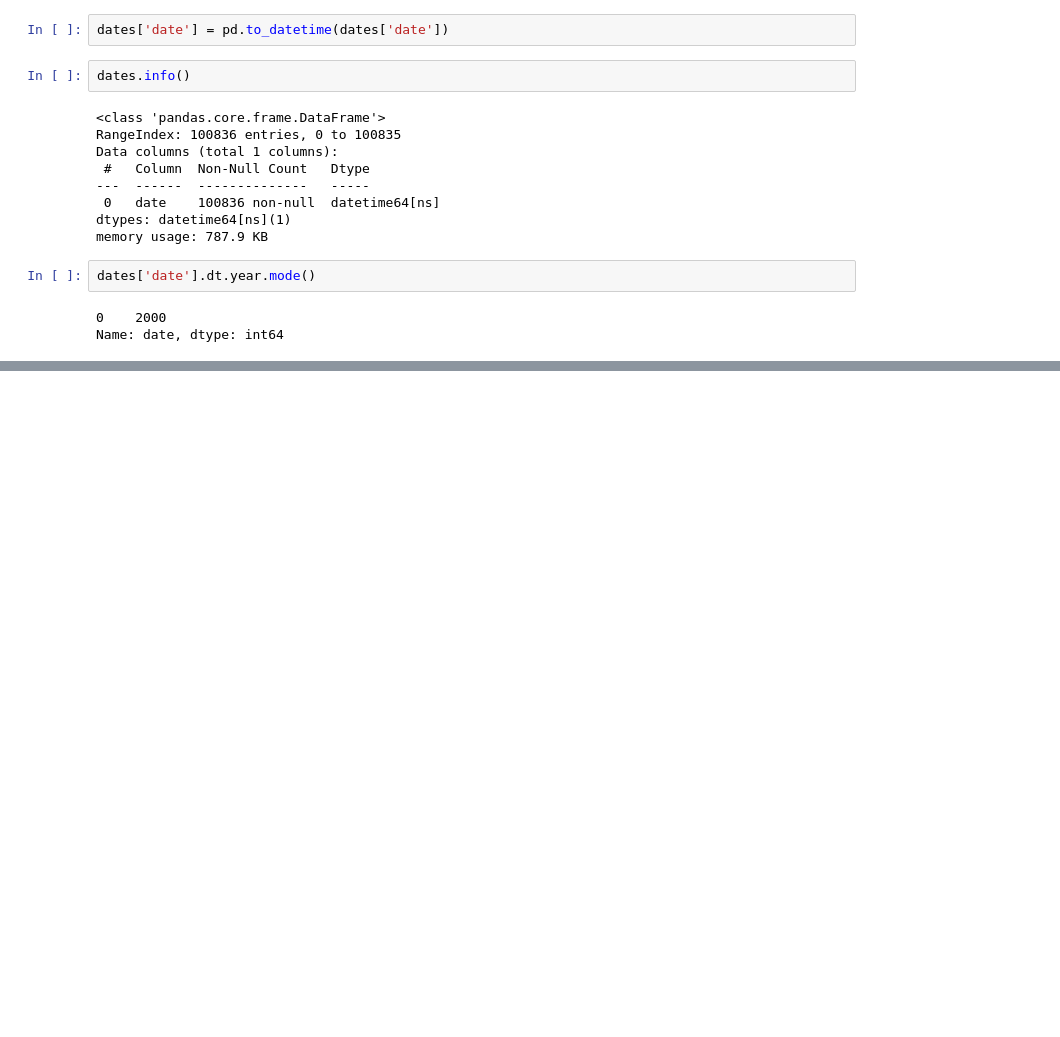
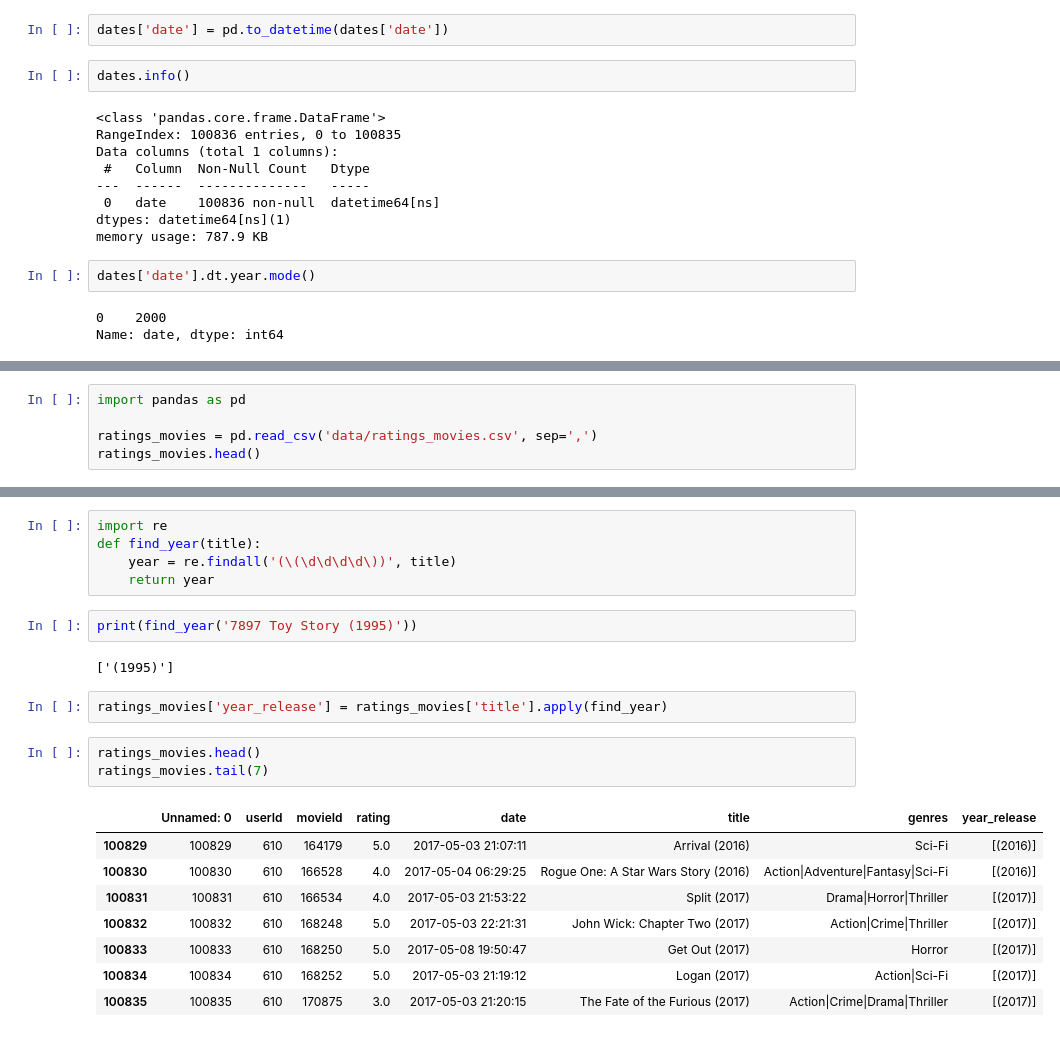
Before and after one commit to Artimir79/sf_datascience, a Jupyter notebook: My_SF_practice/PY-12 Продвинутые приемы работы в Pandas/DS_2_4.ipynb, the cells around one changed output, grey strips where cells are left out. Cells and saved outputs as stored; diff of their text form; blank space fills up the shorter version.

```diff
--- a/My_SF_practice/PY-12 Продвинутые приемы работы в Pandas/DS_2_4.ipynb
+++ b/My_SF_practice/PY-12 Продвинутые приемы работы в Pandas/DS_2_4.ipynb
@@ -39,0 +252,5 @@ Name: date, dtype: int64
+# %%
+import pandas as pd
+
+ratings_movies = pd.read_csv('data/ratings_movies.csv', sep=',')
+ratings_movies.head()
@@ -39,0 +264,23 @@ Name: date, dtype: int64
+# %%
+import re
+def find_year(title):
+    year = re.findall('(\(\d\d\d\d\))', title)
+    return year
+# %%
+print(find_year('7897 Toy Story (1995)'))
+# %% [output]
+['(1995)']
+# %%
+ratings_movies['year_release'] = ratings_movies['title'].apply(find_year)
+# %%
+ratings_movies.head()
+ratings_movies.tail(7)
+# %% [output]
+|  | Unnamed: 0 | userId | movieId | rating | date | title | genres | year_release |
+| 100829 | 100829 | 610 | 164179 | 5.0 | 2017-05-03 21:07:11 | Arrival (2016) | Sci-Fi | [(2016)] |
+| 100830 | 100830 | 610 | 166528 | 4.0 | 2017-05-04 06:29:25 | Rogue One: A Star Wars Story (2016) | Action|Adventure|Fantasy|Sci-Fi | [(2016)] |
+| 100831 | 100831 | 610 | 166534 | 4.0 | 2017-05-03 21:53:22 | Split (2017) | Drama|Horror|Thriller | [(2017)] |
+| 100832 | 100832 | 610 | 168248 | 5.0 | 2017-05-03 22:21:31 | John Wick: Chapter Two (2017) | Action|Crime|Thriller | [(2017)] |
+| 100833 | 100833 | 610 | 168250 | 5.0 | 2017-05-08 19:50:47 | Get Out (2017) | Horror | [(2017)] |
+| 100834 | 100834 | 610 | 168252 | 5.0 | 2017-05-03 21:19:12 | Logan (2017) | Action|Sci-Fi | [(2017)] |
+| 100835 | 100835 | 610 | 170875 | 3.0 | 2017-05-03 21:20:15 | The Fate of the Furious (2017) | Action|Crime|Drama|Thriller | [(2017)] |
```
Also changed, not shown: parts of 18 cells of this notebook, 40 other files.
